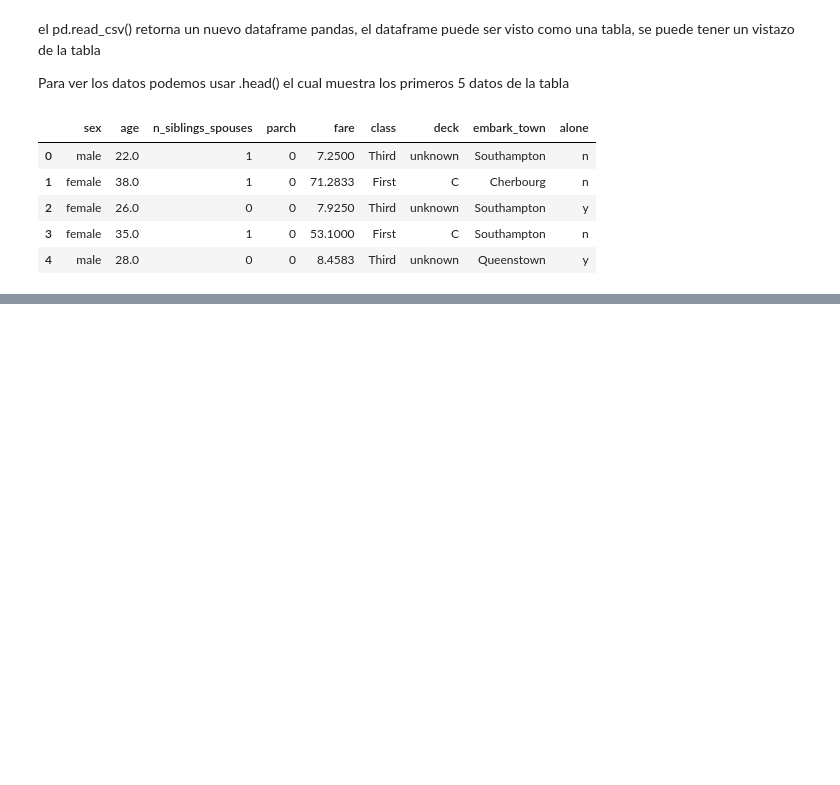
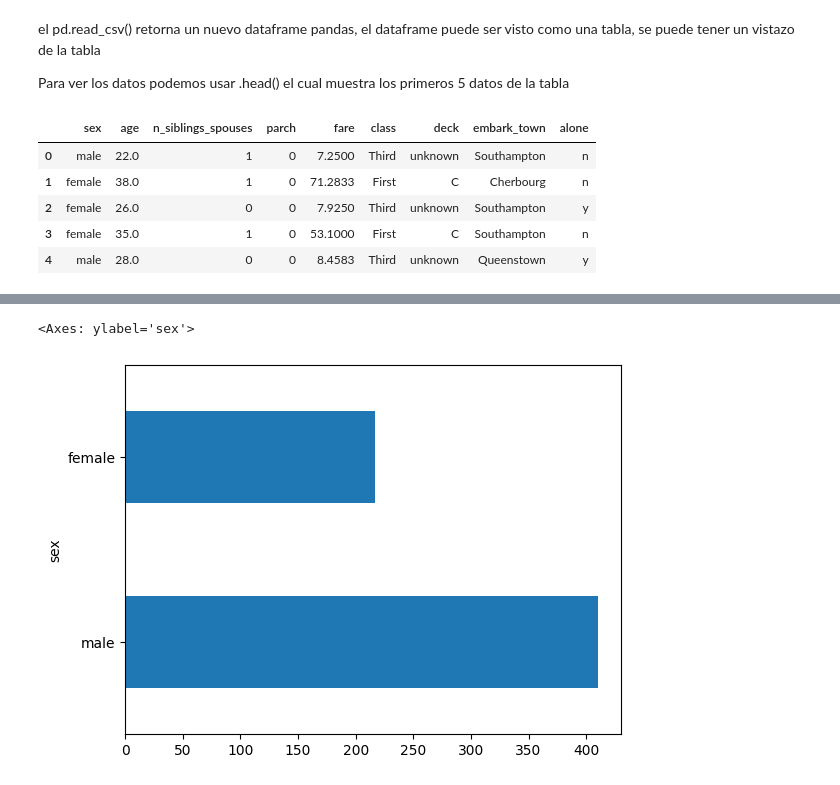
Before and after one commit to JosuePerezValenzuela/ML-module3, a Jupyter notebook: ML_M3.ipynb, the cells around one changed output, grey strips where cells are left out. Drawn from its saved outputs; the diff is of its cells as text; code cells hidden in the pictures; blank space fills up the shorter version.

```diff
--- a/ML_M3.ipynb
+++ b/ML_M3.ipynb
@@ -111,0 +154,6 @@ dftrain.head()
+# %%
+#Cuantos de cada sexo
+dftrain['sex'].value_counts().plot(kind='barh')
+# %% [output]
+<Axes: ylabel='sex'>
+[figure, added]
```
Also changed, not shown: parts of 9 cells of this notebook.
